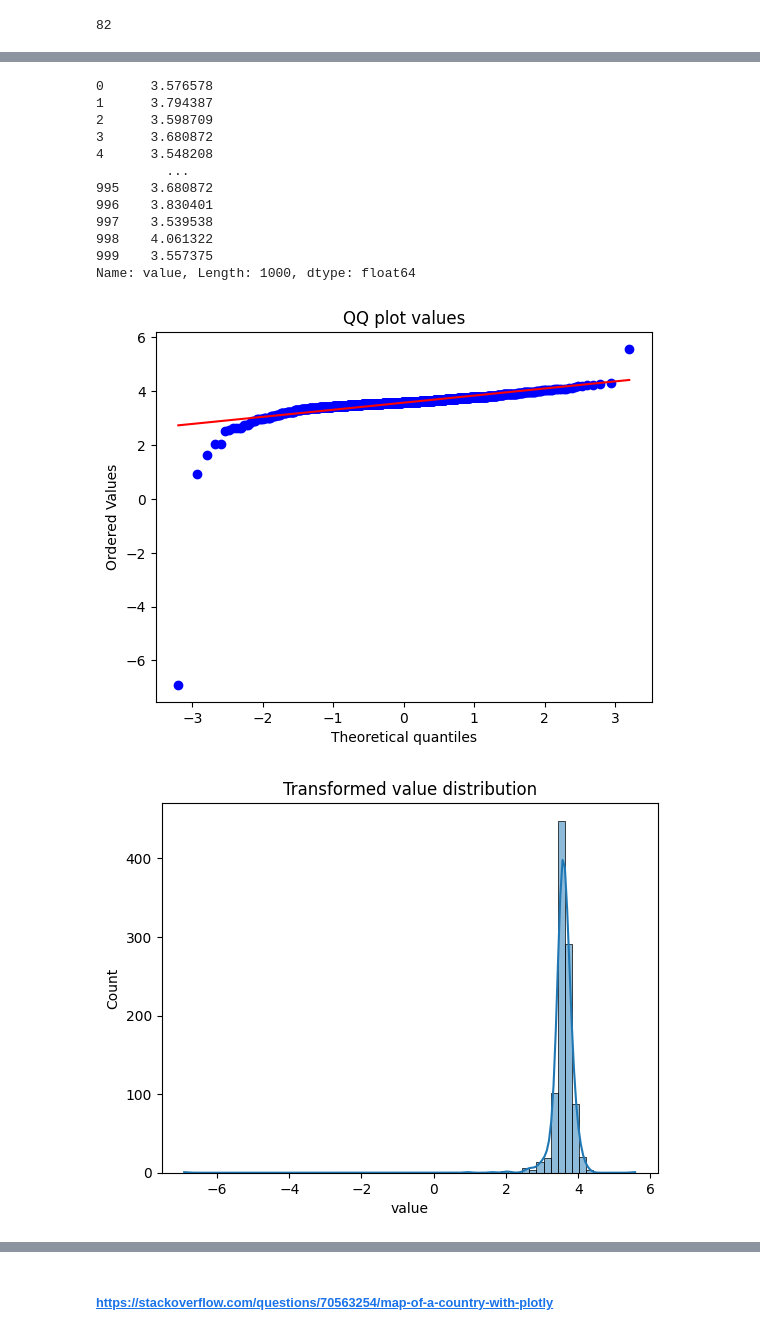
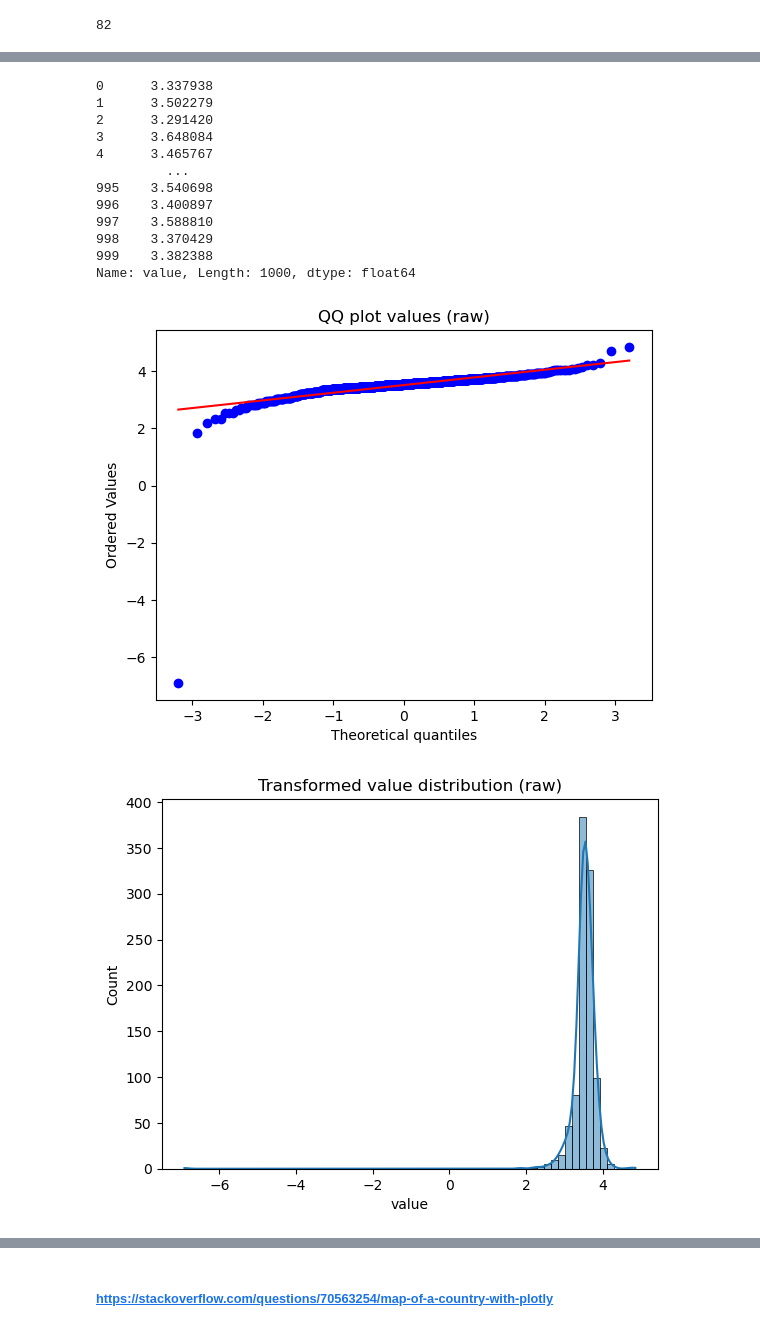
Before and after one commit to R-Zaid/DSS-project, a Jupyter notebook: main/Preprocessors/DSS group 1 wwww.ipynb, the cells around one changed output, grey strips where cells are left out. Drawn from its saved outputs; the diff is of its cells as text; code cells hidden in the pictures.

```diff
--- a/main/Preprocessors/DSS group 1 wwww.ipynb
+++ b/main/Preprocessors/DSS group 1 wwww.ipynb
@@ -1613,8 +1768,10 @@ bar_pm10.show()
+# %%
+dfposts_PM10_raw = dfposts_PM10.copy()
 # %%
 plt.figure(figsize=(4,6))
-values_pm10 = dfposts_PM10['value'].dropna() # If you don't remove NANs, default matplotlib function will fail
-plt.boxplot(values_pm10, vert=True, patch_artist=True)
-plt.title("Value Distribution")
+values_pm10_raw = dfposts_PM10_raw['value'].dropna() # If you don't remove NANs, default matplotlib function will fail
+plt.boxplot(values_pm10_raw, vert=True, patch_artist=True)
+plt.title("Value Distribution (raw)")
 plt.ylabel("Value")
 plt.show()
 # %% [output]
@@ -1640,5 +1803,5 @@ np.float64(1.6897480021212317)
 # %%
-c_pm10 = abs(values_pm10.min())
+c_pm10 = abs(values_pm10_raw.min())
 # %%
 import numpy as np
 from scipy import stats
@@ -1646,33 +1809,33 @@ import matplotlib.pyplot as plt
 
 
 
-shiftpm10 = values_pm10 + c_pm10 + 0.001
+shiftpm10 = values_pm10_raw + c_pm10 + 0.001
 log_xpm10 = np.log(shiftpm10)
 print(log_xpm10)
 # %% [output]
-0      3.576578
-1      3.794387
-2      3.598709
-3      3.680872
-4      3.548208
+0      3.337938
+1      3.502279
+2      3.291420
+3      3.648084
+4      3.465767
          ...
-995    3.680872
-996    3.830401
-997    3.539538
-998    4.061322
-999    3.557375
+995    3.540698
+996    3.400897
+997    3.588810
+998    3.370429
+999    3.382388
 Name: value, Length: 1000, dtype: float64
 # %%
 stats.probplot(log_xpm10, dist="norm", plot=plt)
-plt.title("QQ plot values")
+plt.title("QQ plot values (raw)")
 plt.show()
 
 sns.histplot(log_xpm10,kde=True)
-plt.title("Transformed value distribution")
+plt.title("Transformed value distribution (raw)")
 plt.show()
 # %% [output]
-[figure, old version]
+[figure, new version]
-[figure, old version]
+[figure, new version]
 # %%
 log_xpm10.skew()
 # %% [output]
```
Also changed, not shown: parts of 86 cells of this notebook.
